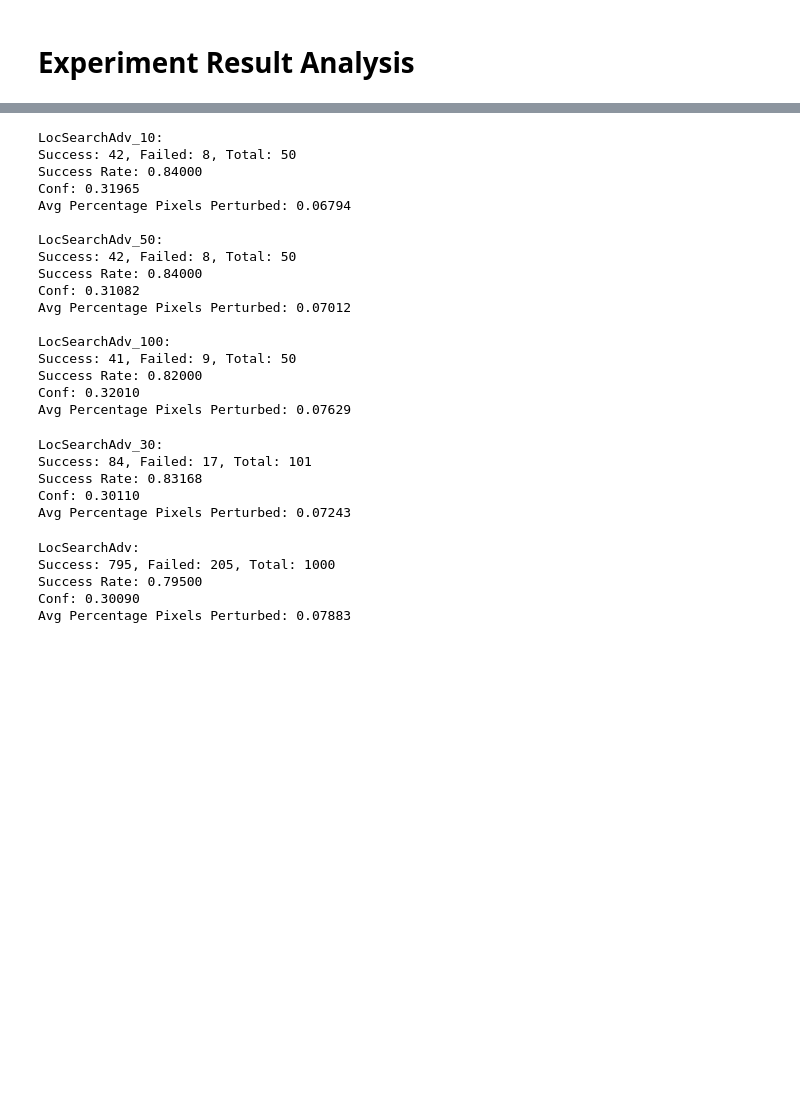
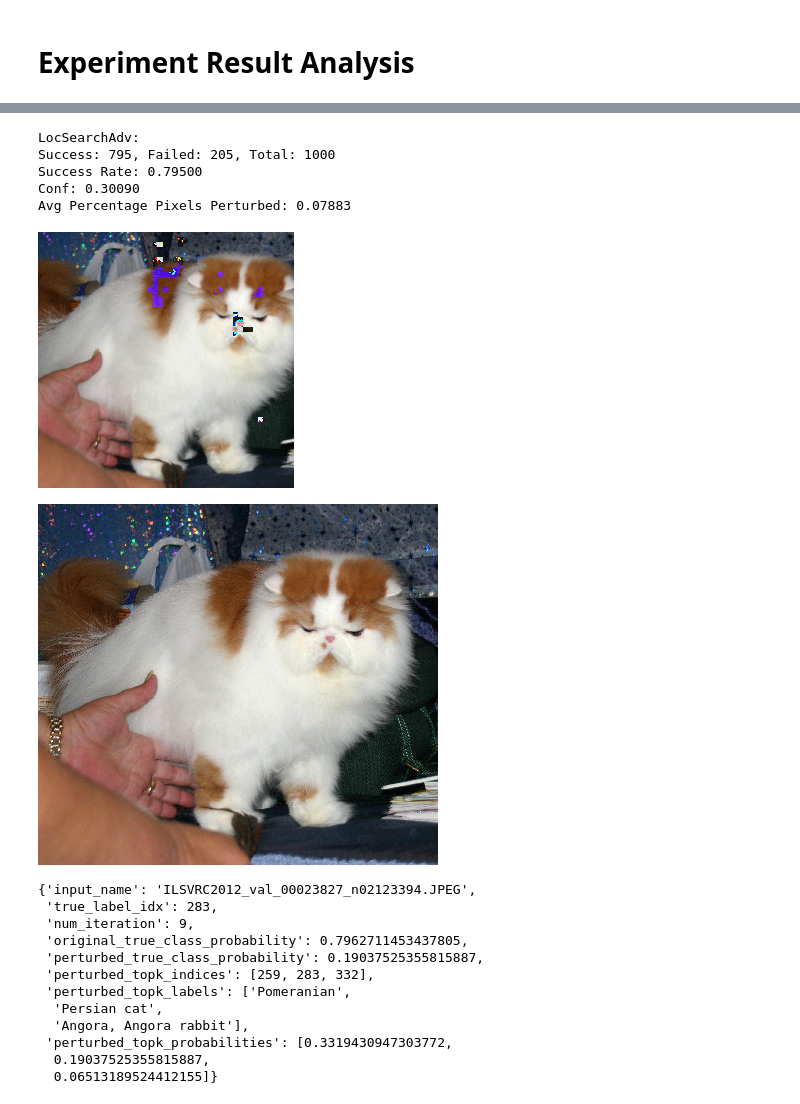
Before and after one commit to zlxlty/RAdversarial, a Jupyter notebook: result.ipynb, the cells around one changed output, grey strips where cells are left out. Drawn from its saved outputs; the diff is of its cells as text; code cells hidden in the pictures; blank space fills up the shorter version.

Commit message:
Add loc search adv result eval

```diff
--- a/result.ipynb
+++ b/result.ipynb
@@ -36,3 +38,5 @@ def eval_result(eval_dir, method_name, t = 5, grid_size = 5, top = None):
     avg_pixels = total_pixels/num_success
 
     print("Success Rate: {:.5f}\nConf: {:.5f}\nAvg Percentage Pixels Perturbed: {:.5f}\n".format(success_rate, total_conf/num_success, avg_pixels/(256*256)))
+
+    return success, failed
@@ -54,38 +43,38 @@ Avg Percentage Pixels Perturbed: 0.07243
-# %%
-eval_result(method_name = "LocSearchAdv_10", eval_dir = f"{EVAL_PATH}/LocSearchAdv_10")
-eval_result(method_name = "LocSearchAdv_50", eval_dir = f"{EVAL_PATH}/LocSearchAdv_50")
-eval_result(method_name = "LocSearchAdv_100", eval_dir = f"{EVAL_PATH}/LocSearchAdv_100")
-# %% [output]
-LocSearchAdv_10:
-Success: 42, Failed: 8, Total: 50
-Success Rate: 0.84000
-Conf: 0.31965
-Avg Percentage Pixels Perturbed: 0.06794
-
-LocSearchAdv_50:
-Success: 42, Failed: 8, Total: 50
-Success Rate: 0.84000
-Conf: 0.31082
-Avg Percentage Pixels Perturbed: 0.07012
-
-LocSearchAdv_100:
-Success: 41, Failed: 9, Total: 50
-Success Rate: 0.82000
-Conf: 0.32010
-Avg Percentage Pixels Perturbed: 0.07629
 # %%
-eval_result(method_name = "LocSearchAdv_30", eval_dir = f"{EVAL_PATH}/LocSearchAdv_30")
+success, failed = eval_result(method_name = "LocSearchAdv", eval_dir = f"{EVAL_PATH}/LocSearchAdv")
 # %% [output]
-LocSearchAdv_30:
-Success: 84, Failed: 17, Total: 101
-Success Rate: 0.83168
-Conf: 0.30110
-Avg Percentage Pixels Perturbed: 0.07243
+LocSearchAdv:
+Success: 795, Failed: 205, Total: 1000
+Success Rate: 0.79500
+Conf: 0.30090
+Avg Percentage Pixels Perturbed: 0.07883
-# %%
-eval_result(method_name = "LocSearchAdv", eval_dir = f"{EVAL_PATH}/LocSearchAdv")
-# %% [output]
-LocSearchAdv:
-Success: 795, Failed: 205, Total: 1000
-Success Rate: 0.79500
-Conf: 0.30090
-Avg Percentage Pixels Perturbed: 0.07883
+# %%
+item = success[90]
+
+org_name = item["input_name"]
+perturbed_name = "perturbed_" + item["input_name"]+".png"
+img_dir = f"{IMAGE_PATH}/LocSearchAdv"
+image_folder = f"{DATASET_PATH}/images"
+
+perturbed_image = Image.open(f"{img_dir}/{perturbed_name}")
+org_img = Image.open(f"{image_folder}/{org_name}")
+
+display(perturbed_image)
+display(org_img)
+
+item
+# %% [output]
+[figure, added]
+[figure, added]
+{'input_name': 'ILSVRC2012_val_00023827_n02123394.JPEG',
+ 'true_label_idx': 283,
+ 'num_iteration': 9,
+ 'original_true_class_probability': 0.7962711453437805,
+ 'perturbed_true_class_probability': 0.19037525355815887,
+ 'perturbed_topk_indices': [259, 283, 332],
+ 'perturbed_topk_labels': ['Pomeranian',
+  'Persian cat',
+  'Angora, Angora rabbit'],
+ 'perturbed_topk_probabilities': [0.3319430947303772,
+  0.19037525355815887,
+  0.06513189524412155]}
```
Also changed, not shown: parts of 2 cells of this notebook, 1 other file.
